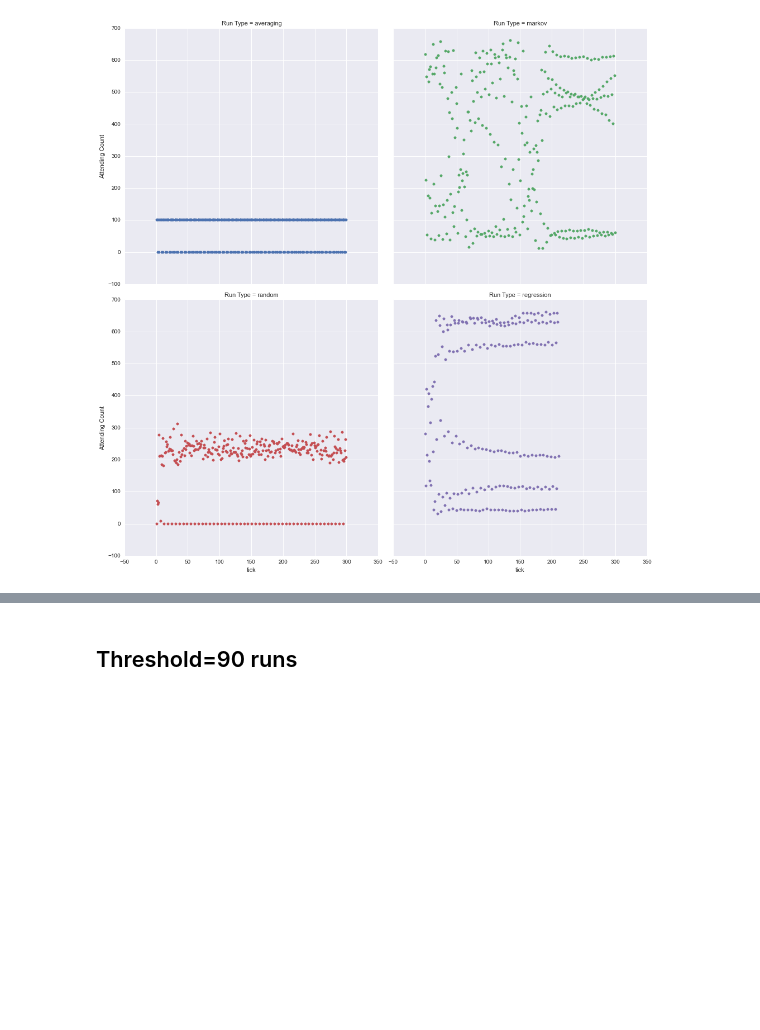
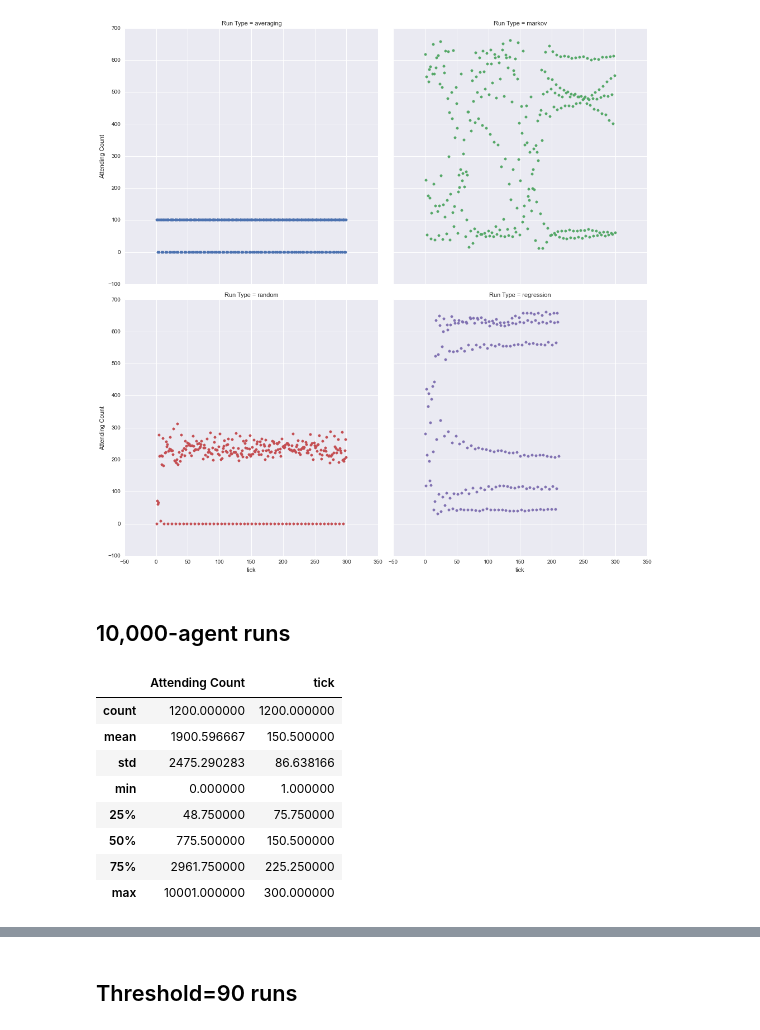
Before and after one commit to hawkw/cs383f2015-lab3, a Jupyter notebook: analysis.ipynb, the cells around one changed output, grey strips where cells are left out. Drawn from its saved outputs; the diff is of its cells as text; code cells hidden in the pictures; blank space fills up the shorter version.

```diff
--- a/analysis.ipynb
+++ b/analysis.ipynb
@@ -81,3 +83,6 @@ g.map(plt.scatter, "tick", "Attending Count")
 # %% [output]
 <seaborn.axisgrid.FacetGrid at 0x...>
 [figure]
+# %% [markdown]
+10,000-agent runs
+-----------------
@@ -83,0 +95,14 @@ g.map(plt.scatter, "tick", "Attending Count")
+# %%
+df10000 = df10000.reset_index(0)
+df10000.rename(columns={"level_0":"Run Type"}, inplace=True)
+df10000.describe()
+# %% [output]
+|  | Attending Count | tick |
+| count | 1200.000000 | 1200.000000 |
+| mean | 1900.596667 | 150.500000 |
+| std | 2475.290283 | 86.638166 |
+| min | 0.000000 | 1.000000 |
+| 25% | 48.750000 | 75.750000 |
+| 50% | 775.500000 | 150.500000 |
+| 75% | 2961.750000 | 225.250000 |
+| max | 10001.000000 | 300.000000 |
```
Also changed, not shown: parts of 8 cells of this notebook.
